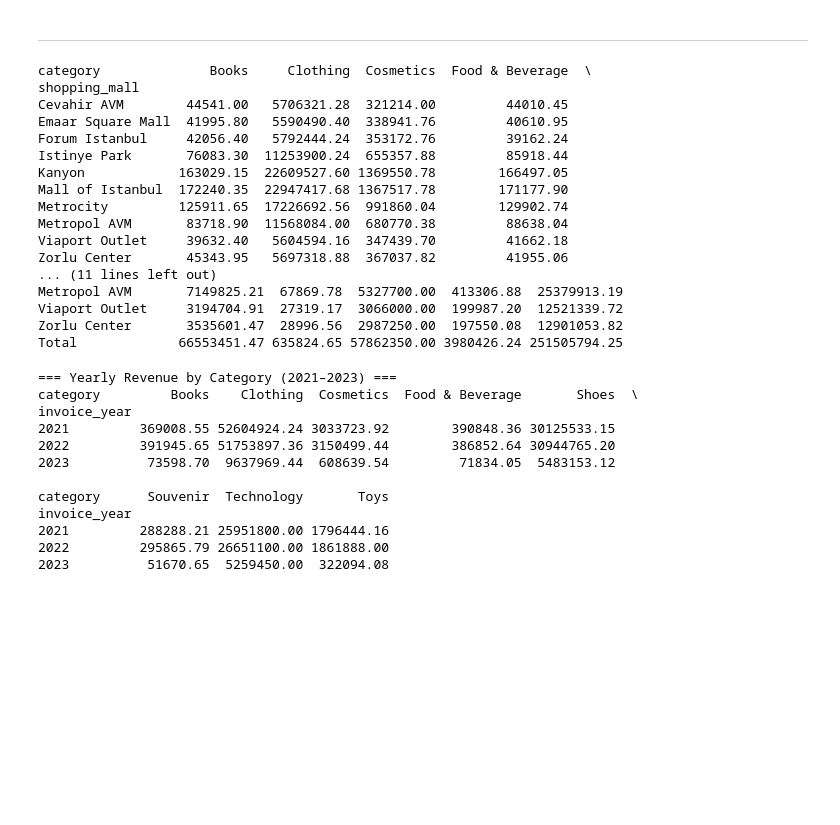
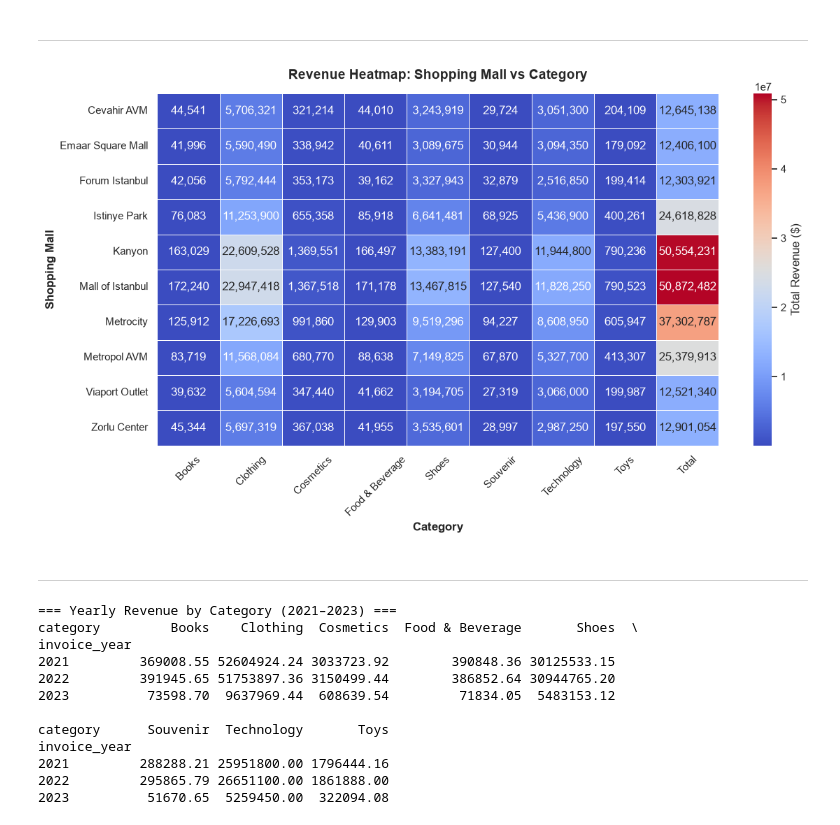
Before and after one commit to rashidmajidov/md-retail-analysis, a Jupyter notebook: notebooks/02_eda.ipynb, the cells around one changed output. Cells and saved outputs as stored; diff of their text form; code cells hidden in the pictures; blank space fills up the shorter version.

```diff
--- a/notebooks/02_eda.ipynb
+++ b/notebooks/02_eda.ipynb
@@ -158,39 +187,46 @@ category_analysis.head(df['category'].nunique())
 # %% [markdown]
 ------------------------------------------------------------------------------------------------------
-# %%
-mall_vs_category = pd.pivot_table(
-    df,
-    values='revenue',
-    index='shopping_mall',
-    columns='category',
-    aggfunc='sum',
-    fill_value=0,      # Replaces NaN with 0 for mall-category pairs with no sales
-    margins=True,       # Adds grand total row and column
-    margins_name='Total'
-)
-
-# Optional: Round figures to 2 decimal places
-mall_vs_category = mall_vs_category.round(2)
-
-print(mall_vs_category)
-# %% [output]
-category              Books     Clothing  Cosmetics  Food & Beverage  \
-shopping_mall
-Cevahir AVM        44541.00   5706321.28  321214.00         44010.45
-Emaar Square Mall  41995.80   5590490.40  338941.76         40610.95
-Forum Istanbul     42056.40   5792444.24  353172.76         39162.24
-Istinye Park       76083.30  11253900.24  655357.88         85918.44
-Kanyon            163029.15  22609527.60 1369550.78        166497.05
-Mall of Istanbul  172240.35  22947417.68 1367517.78        171177.90
-Metrocity         125911.65  17226692.56  991860.04        129902.74
-Metropol AVM       83718.90  11568084.00  680770.38         88638.04
-Viaport Outlet     39632.40   5604594.16  347439.70         41662.18
-Zorlu Center       45343.95   5697318.88  367037.82         41955.06
-... (11 lines left out)
-Metropol AVM       7149825.21  67869.78  5327700.00  413306.88  25379913.19
-Viaport Outlet     3194704.91  27319.17  3066000.00  199987.20  12521339.72
-Zorlu Center       3535601.47  28996.56  2987250.00  197550.08  12901053.82
-Total             66553451.47 635824.65 57862350.00 3980426.24 251505794.25
+# %%
+mall_vs_category = pd.pivot_table(
+    df,
+    values='revenue',
+    index='shopping_mall',
+    columns='category',
+    aggfunc='sum',
+    fill_value=0,
+    margins=True,
+    margins_name='Total'
+)
+
+plot_data = mall_vs_category.drop(index='Total', errors='ignore')
+
+plt.figure(figsize=(12, 7))
+sns.heatmap(
+    plot_data,
+    annot=True,
+    fmt=",.0f",
+    cmap="coolwarm",  # Sarı-Yaşıl-Göy rəng keçidi
+    linewidths=0.5,
+    cbar_kws={'label': 'Total Revenue ($)'},
+)
+
+plt.title(
+    'Revenue Heatmap: Shopping Mall vs Category',
+    fontsize=14,
+    fontweight='bold',
+    pad=15,
+)
+plt.xlabel('Category', fontsize=12, fontweight='bold')
+plt.ylabel('Shopping Mall', fontsize=12, fontweight='bold')
+plt.xticks(rotation=45)
+plt.yticks(rotation=0)
+
+plt.tight_layout()
+plt.show()
+# %% [output]
+[figure, added]
+# %% [markdown]
+------------------------------------------------------------------------------------------------------
 # %%
 yearly_category_revenue = (
     df.groupby(['invoice_year', 'category'])['revenue']
```
Also changed, not shown: parts of 4 cells of this notebook, 4 other files.
